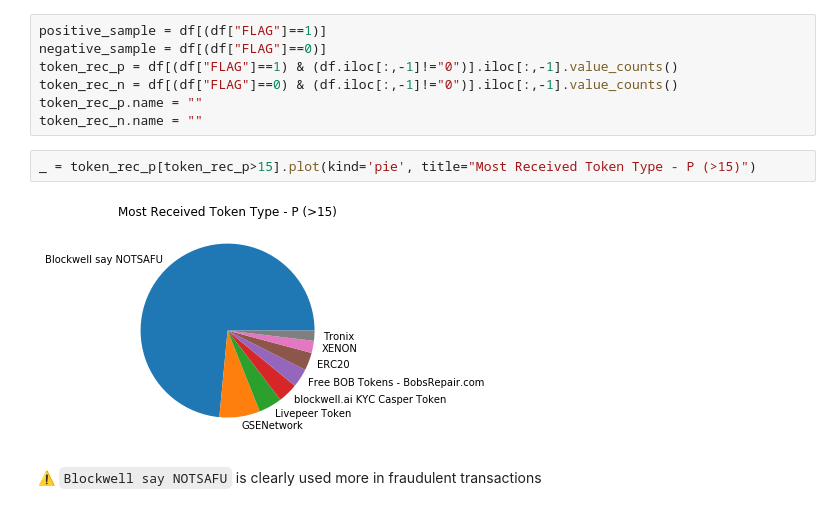
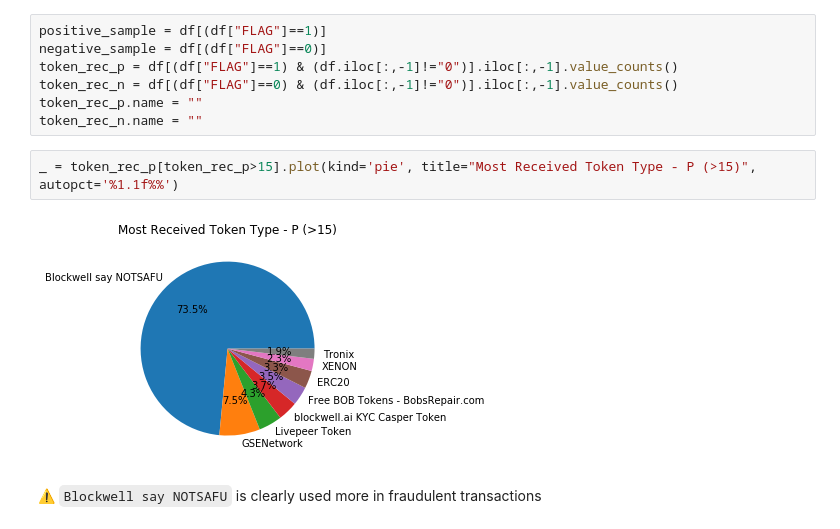
Before and after one commit to sepandhaghighi/Ethereum-Fraud-Detection-Visualization, a Jupyter notebook: 1.ipynb, the cells around one changed output. Cells and saved outputs as stored; diff of their text form.

```diff
--- a/1.ipynb
+++ b/1.ipynb
@@ -95,9 +95,9 @@ token_rec_n = df[(df["FLAG"]==0) & (df.iloc[:,-1]!="0")].iloc[:,-1].value_counts
 token_rec_p.name = ""
 token_rec_n.name = ""
 # %%
-_ = token_rec_p[token_rec_p>15].plot(kind='pie', title="Most Received Token Type - P (>15)")
+_ = token_rec_p[token_rec_p>15].plot(kind='pie', title="Most Received Token Type - P (>15)", autopct='%1.1f%%')
 # %% [output]
-[figure, old version]
+[figure, new version]
 # %% [markdown]
 ⚠️ `Blockwell say NOTSAFU` is clearly used more in fraudulent transactions
 # %% [markdown]
```
Also changed, not shown: parts of 8 cells of this notebook, 2 other files.
